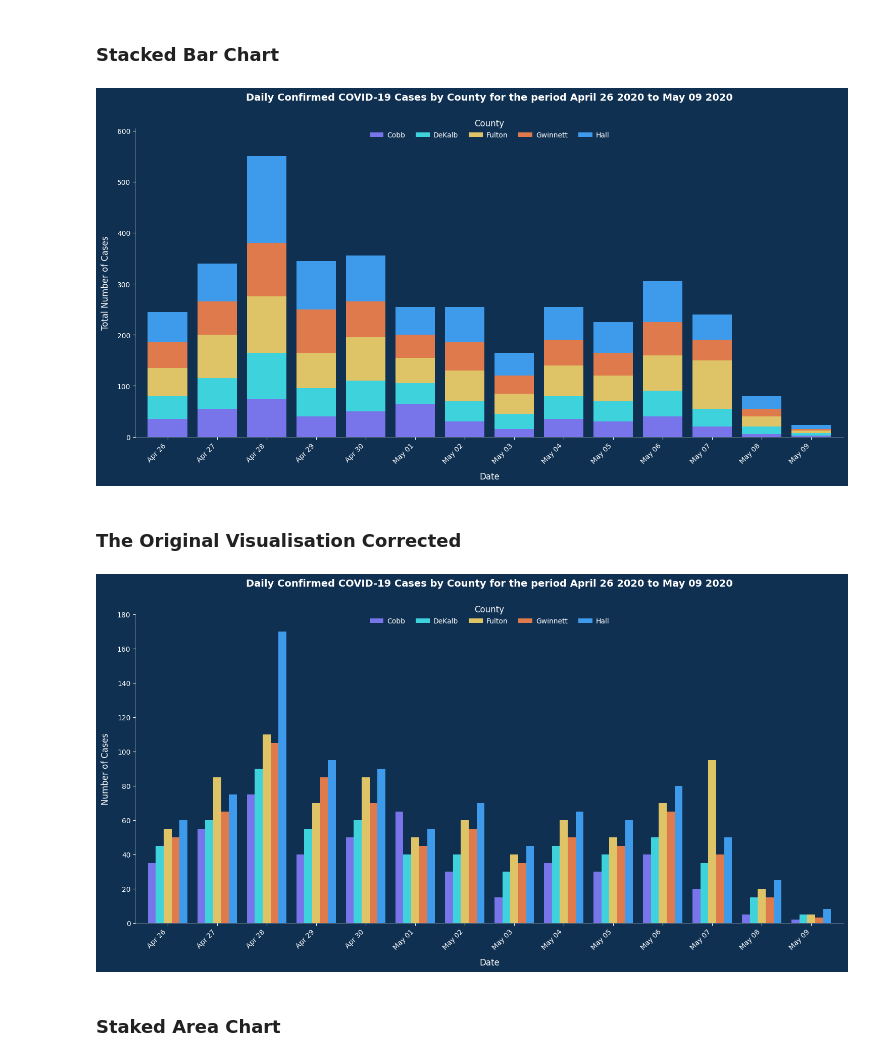
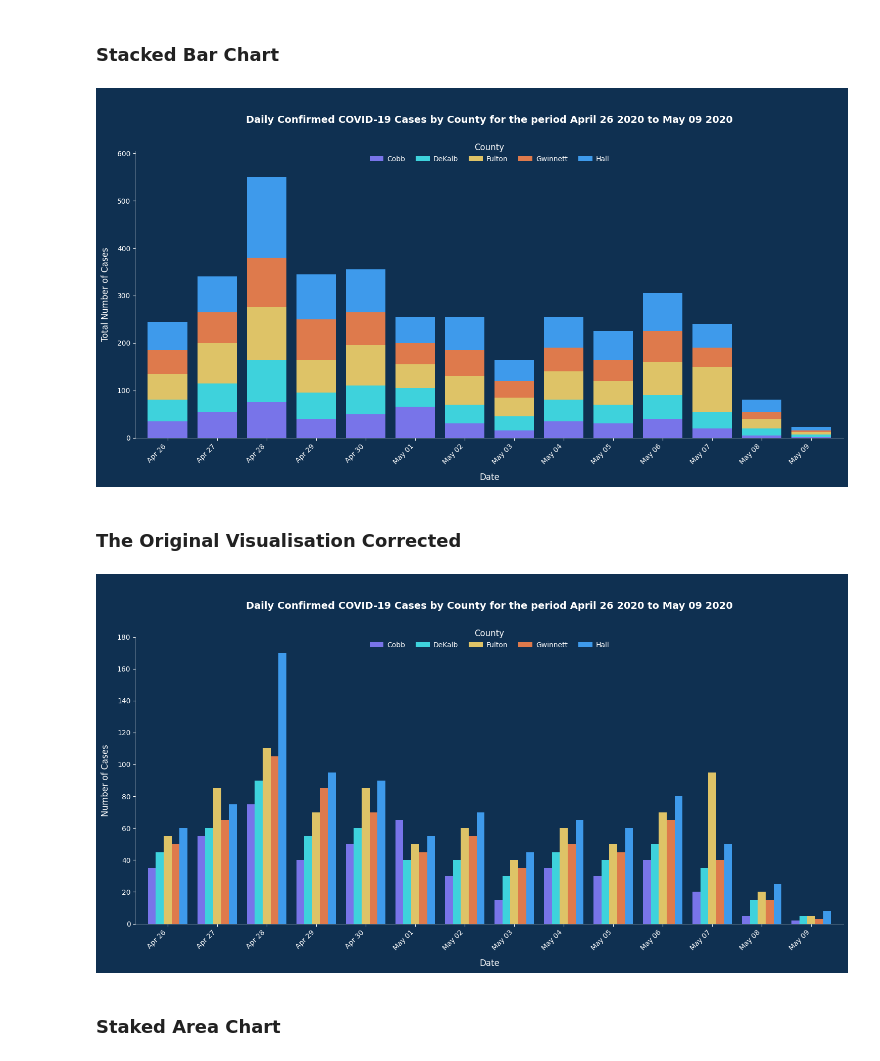
Before and after one commit to tom-gemini-cloud/georgia_covid_data_visualisations, a Jupyter notebook: georgia_covid_visualisations.ipynb, the cells around one changed output. Cells and saved outputs as stored; diff of their text form; code cells hidden in the pictures.

```diff
--- a/georgia_covid_visualisations.ipynb
+++ b/georgia_covid_visualisations.ipynb
@@ -41,7 +41,7 @@ fig, ax = plt.subplots(figsize=(15, 8))
 df.plot(kind='bar', stacked=True, width=0.8, color=georgia_palette, ax=ax)
 
 # Customize the plot
-plt.title('Daily Confirmed COVID-19 Cases by County for the period April 26 2020 to May 09 2020',
+plt.title('\n\nDaily Confirmed COVID-19 Cases by County for the period April 26 2020 to May 09 2020',
           pad=40, fontsize=14, fontweight='bold', color='white')
 plt.xlabel('Date', fontsize=12, labelpad=10, color='white')
 plt.ylabel('Total Number of Cases', fontsize=12, labelpad=10, color='white')
@@ -50,34 +50,34 @@ plt.ylabel('Total Number of Cases', fontsize=12, labelpad=10, color='white')
 y_max = df.sum(axis=1).max() * 1.1  # Add 10% padding
 ax.set_ylim(0, y_max)
 
 # Customize legend
 plt.legend(title='County', title_fontsize=12, fontsize=10,
           loc='upper center', bbox_to_anchor=(0.5, 1.05),
           ncol=5, columnspacing=1.5, handletextpad=0.5,
           facecolor='#0F3051', edgecolor='none')
 
 # Format x-axis
 plt.xticks(rotation=45, ha='right', color='white')
 plt.yticks(color='white')
 
 # Remove top and right spines, style bottom and left
 plt.gca().spines['top'].set_visible(False)
 plt.gca().spines['right'].set_visible(False)
 plt.gca().spines['bottom'].set_color('white')
 plt.gca().spines['left'].set_color('white')
 plt.gca().spines['bottom'].set_alpha(0.3)
 plt.gca().spines['left'].set_alpha(0.3)
 
 # Turn off grid
 ax.grid(False)
 
 # Adjust layout
 plt.tight_layout()
 
 # Show the plot
 plt.show()
 # %% [output]
-[figure, old version]
+[figure, new version]
 # %% [markdown]
 ### The Original Visualisation Corrected
 # %%
@@ -121,7 +121,7 @@ fig, ax = plt.subplots(figsize=(15, 8))
 df.plot(kind='bar', stacked=False, width=0.8, color=georgia_palette, ax=ax)
 
 # Customize the plot
-plt.title('Daily Confirmed COVID-19 Cases by County for the period April 26 2020 to May 09 2020',
+plt.title('\n\nDaily Confirmed COVID-19 Cases by County for the period April 26 2020 to May 09 2020',
           pad=40, fontsize=14, fontweight='bold', color='white')
 plt.xlabel('Date', fontsize=12, labelpad=10, color='white')
 plt.ylabel('Number of Cases', fontsize=12, labelpad=10, color='white')
@@ -156,7 +156,7 @@ plt.tight_layout()
 # Show the plot
 plt.show()
 # %% [output]
-[figure, old version]
+[figure, new version]
 # %% [markdown]
 ### Staked Area Chart
 # %%
```
Also changed, not shown: parts of 4 cells of this notebook.
